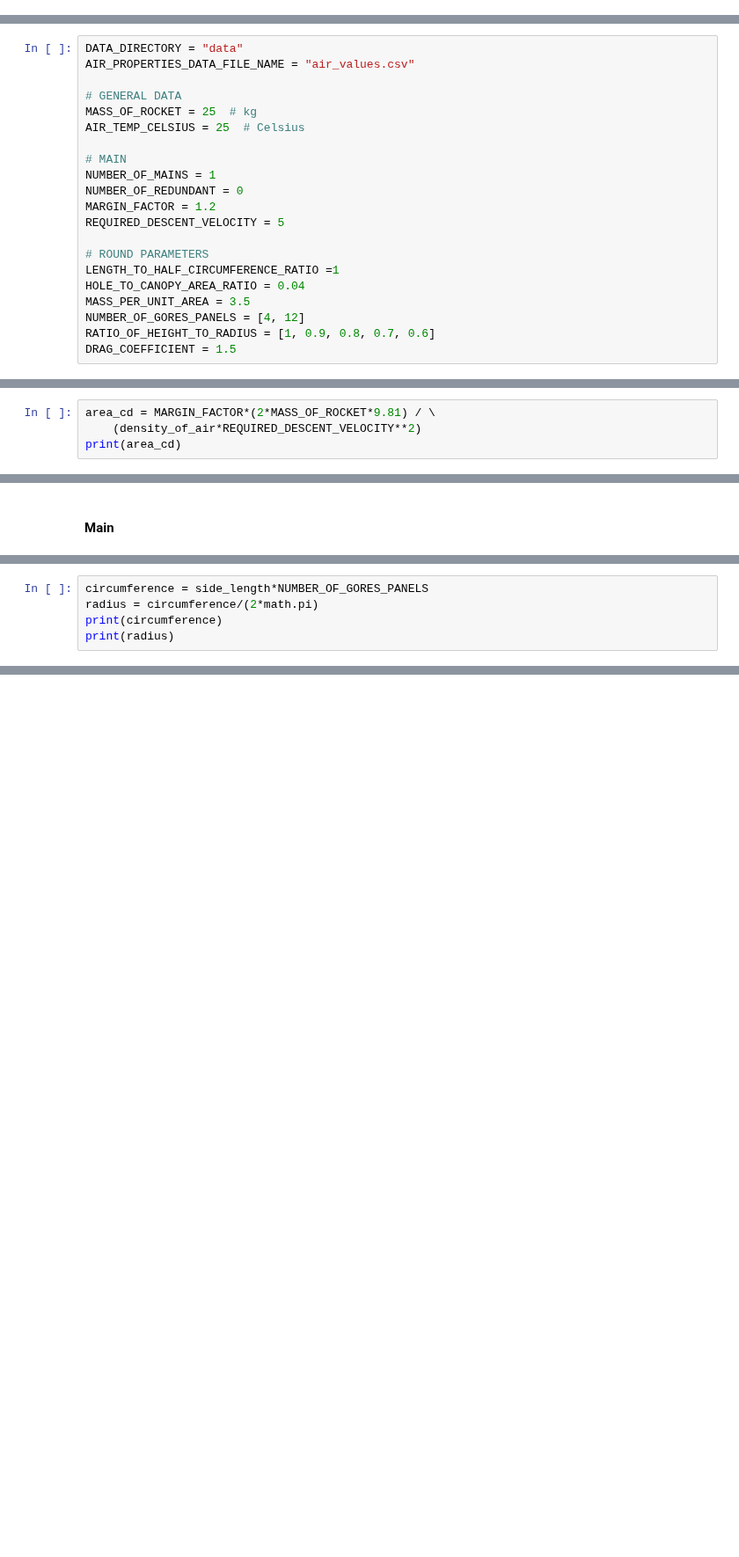
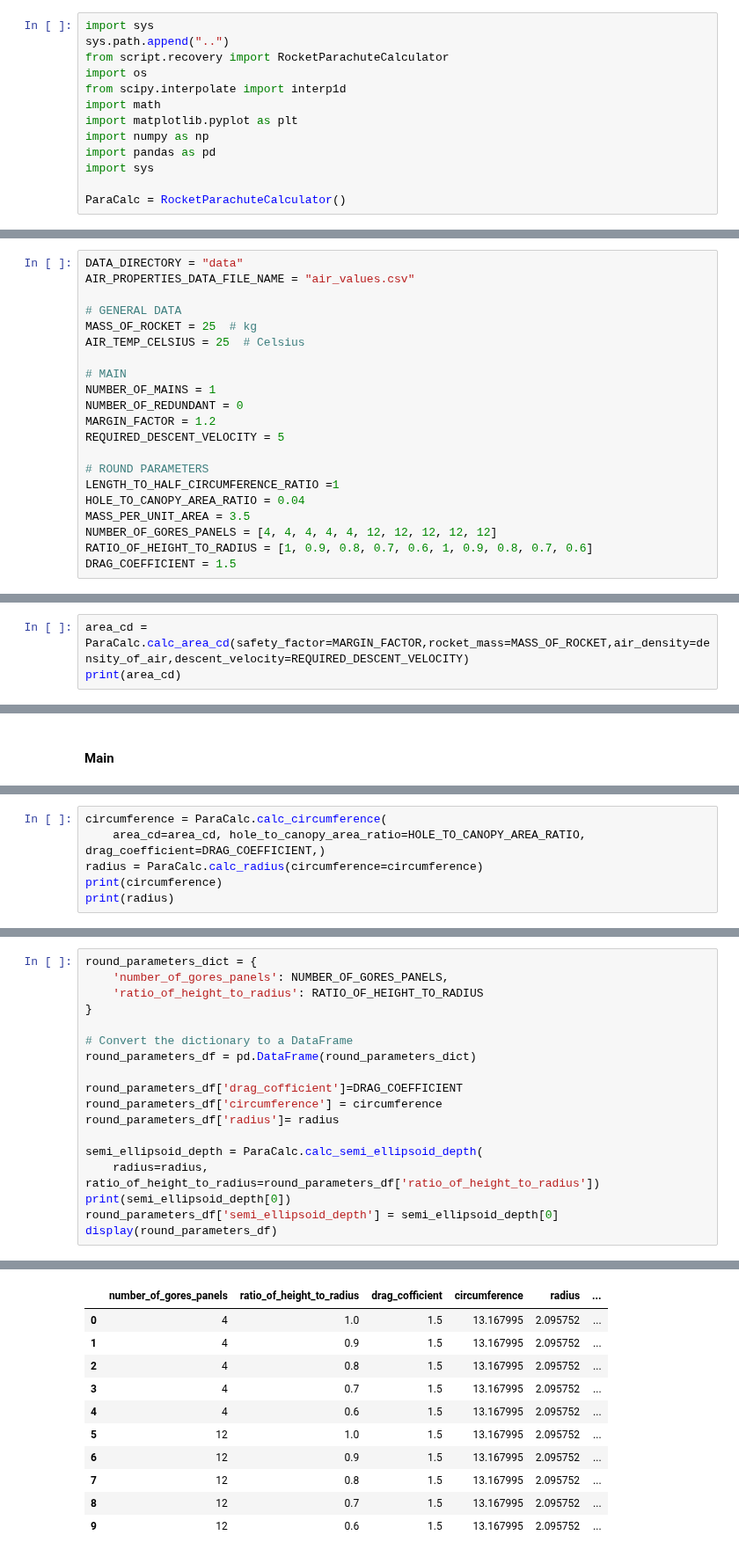
Before and after one commit to Iash5225/Python, a Jupyter notebook: notebooks/recovery_calcs.ipynb, the cells around one changed output, grey strips where cells are left out. Shown at 88% size. Saved outputs shown, nothing was run; the diff lists cells and outputs as text; blank space fills up the shorter version.

Commit message:
Add RocketParachuteCalculator class and related methods

```diff
--- a/notebooks/recovery_calcs.ipynb
+++ b/notebooks/recovery_calcs.ipynb
@@ -10,3 +1,16 @@ sys.path.append("..")
+# %%
+import sys
+sys.path.append("..")
+from script.recovery import RocketParachuteCalculator
+import os
+from scipy.interpolate import interp1d
+import math
+import matplotlib.pyplot as plt
+import numpy as np
+import pandas as pd
+import sys
+
+ParaCalc = RocketParachuteCalculator()
 # %% [markdown]
 ## Manual
 # %%
@@ -27,8 +31,8 @@ REQUIRED_DESCENT_VELOCITY = 5
 LENGTH_TO_HALF_CIRCUMFERENCE_RATIO =1
 HOLE_TO_CANOPY_AREA_RATIO = 0.04
 MASS_PER_UNIT_AREA = 3.5
-NUMBER_OF_GORES_PANELS = [4, 12]
-RATIO_OF_HEIGHT_TO_RADIUS = [1, 0.9, 0.8, 0.7, 0.6]
+NUMBER_OF_GORES_PANELS = [4, 4, 4, 4, 4, 12, 12, 12, 12, 12]
+RATIO_OF_HEIGHT_TO_RADIUS = [1, 0.9, 0.8, 0.7, 0.6, 1, 0.9, 0.8, 0.7, 0.6]
 DRAG_COEFFICIENT = 1.5
 # %% [markdown]
 ### Air Properties
@@ -128,8 +132,7 @@ print(density_of_air)
 # %% [markdown]
 #### General Data
 # %%
-area_cd = MARGIN_FACTOR*(2*MASS_OF_ROCKET*9.81) / \
-    (density_of_air*REQUIRED_DESCENT_VELOCITY**2)
+area_cd = ParaCalc.calc_area_cd(safety_factor=MARGIN_FACTOR,rocket_mass=MASS_OF_ROCKET,air_density=density_of_air,descent_velocity=REQUIRED_DESCENT_VELOCITY)
 print(area_cd)
 # %% [output]
 19.86972938211758
@@ -148,6 +152,7 @@ print(side_length)
 # %%
-circumference = side_length*NUMBER_OF_GORES_PANELS
-radius = circumference/(2*math.pi)
+circumference = ParaCalc.calc_circumference(
+    area_cd=area_cd, hole_to_canopy_area_ratio=HOLE_TO_CANOPY_AREA_RATIO, drag_coefficient=DRAG_COEFFICIENT,)
+radius = ParaCalc.calc_radius(circumference=circumference)
 print(circumference)
 print(radius)
 # %% [output]
@@ -155,0 +167,19 @@ print(radius)
+# %%
+round_parameters_dict = {
+    'number_of_gores_panels': NUMBER_OF_GORES_PANELS,
+    'ratio_of_height_to_radius': RATIO_OF_HEIGHT_TO_RADIUS
+}
+
+# Convert the dictionary to a DataFrame
+round_parameters_df = pd.DataFrame(round_parameters_dict)
+
+round_parameters_df['drag_cofficient']=DRAG_COEFFICIENT
+round_parameters_df['circumference'] = circumference
+round_parameters_df['radius']= radius
+
+semi_ellipsoid_depth = ParaCalc.calc_semi_ellipsoid_depth(
+    radius=radius, ratio_of_height_to_radius=round_parameters_df['ratio_of_height_to_radius'])
+print(semi_ellipsoid_depth[0])
+round_parameters_df['semi_ellipsoid_depth'] = semi_ellipsoid_depth[0]
+display(round_parameters_df)
+# %% [output]
@@ -155,0 +188,11 @@ print(radius)
+|  | number_of_gores_panels | ratio_of_height_to_radius | drag_cofficient | circumference | radius | ... |
+| 0 | 4 | 1.0 | 1.5 | 13.167995 | 2.095752 | ... |
+| 1 | 4 | 0.9 | 1.5 | 13.167995 | 2.095752 | ... |
+| 2 | 4 | 0.8 | 1.5 | 13.167995 | 2.095752 | ... |
+| 3 | 4 | 0.7 | 1.5 | 13.167995 | 2.095752 | ... |
+| 4 | 4 | 0.6 | 1.5 | 13.167995 | 2.095752 | ... |
+| 5 | 12 | 1.0 | 1.5 | 13.167995 | 2.095752 | ... |
+| 6 | 12 | 0.9 | 1.5 | 13.167995 | 2.095752 | ... |
+| 7 | 12 | 0.8 | 1.5 | 13.167995 | 2.095752 | ... |
+| 8 | 12 | 0.7 | 1.5 | 13.167995 | 2.095752 | ... |
+| 9 | 12 | 0.6 | 1.5 | 13.167995 | 2.095752 | ... |
```
Also changed, not shown: parts of 7 cells of this notebook, 1 other file.
